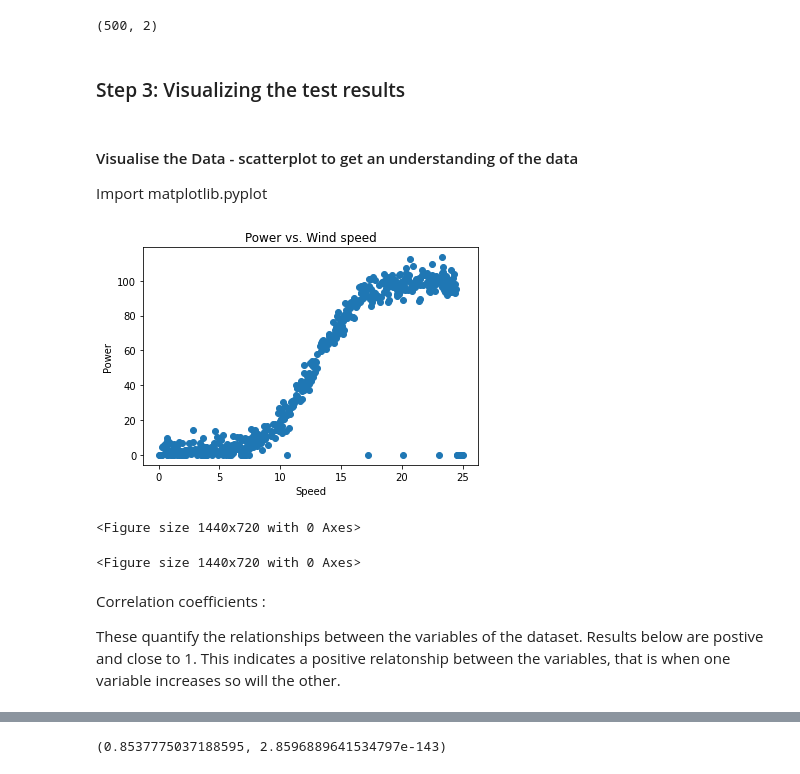
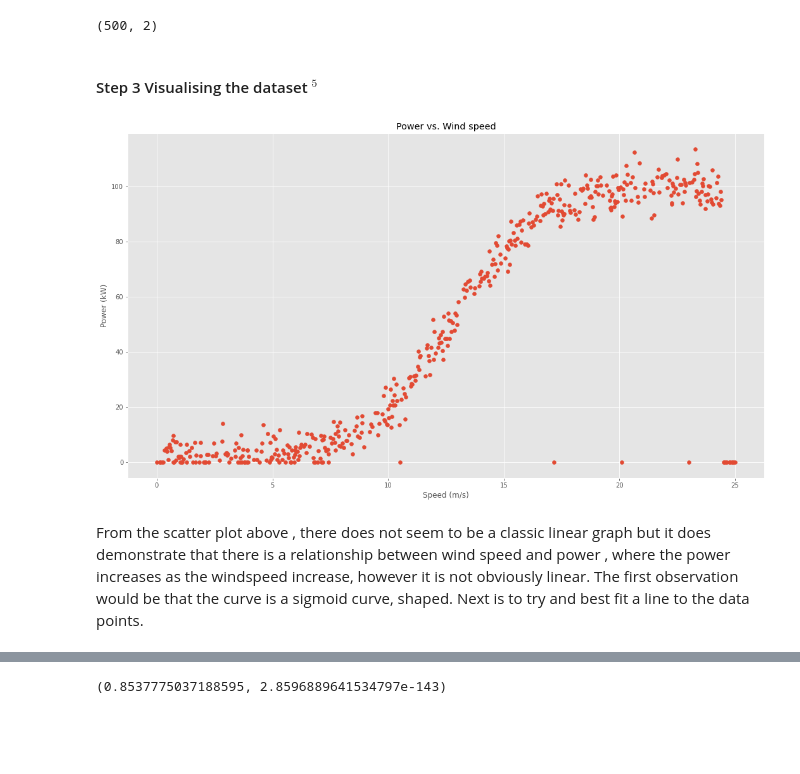
Before and after one commit to MichelleMoran431/Fundamentals-of-Data-Analysis-Project-2020, a Jupyter notebook: Project 2020.ipynb, the cells around one changed output, grey strips where cells are left out. Drawn from its saved outputs; the diff is of its cells as text; code cells hidden in the pictures; blank space fills up the shorter version.

```diff
--- a/Project 2020.ipynb
+++ b/Project 2020.ipynb
@@ -154,27 +187,21 @@ data_clean.shape
 # %% [output]
 (500, 2)
 # %% [markdown]
-### Step 3: Visualizing the test results
+#### Step 3  Visualising the dataset $^{5}$
-# %% [markdown]
-#### Visualise the Data - scatterplot to get an understanding of the data
-
-Import matplotlib.pyplot
 # %%
-import scipy.stats
 import matplotlib.pyplot as plt
 
 plt.scatter(dfpower.speed, dfpower.power)
 plt.title('Power vs. Wind speed')
-plt.xlabel('Speed')
-plt.ylabel('Power')
+plt.xlabel('Speed (m/s)')
+plt.ylabel('Power (kW)')
 plt.show()
 
-plt.figure(figsize=(20,10))
+plt.style.use("ggplot")
+
+# Bigger plots.
+plt.rcParams["figure.figsize"] = (18,10)
 # %% [output]
-[figure, old version]
+[figure, new version]
-<Figure size 1440x720 with 0 Axes>
-<Figure size 1440x720 with 0 Axes>
-# %% [markdown]
-Correlation coefficients :
-
-These quantify the relationships between the variables of the dataset. Results below are postive and close to 1. This indicates a positive relatonship between the variables, that is when one variable increases so will the other.
+# %% [markdown]
+From the scatter plot above , there does not seem to be a classic linear graph but it does demonstrate that there is a relationship between wind speed and power , where the power increases as the windspeed increase, however it is not obviously linear. The first observation would be that the curve is  a sigmoid curve, shaped. Next is to try and best fit a line to the data points.
```
Also changed, not shown: parts of 41 cells of this notebook, 7 other files.
